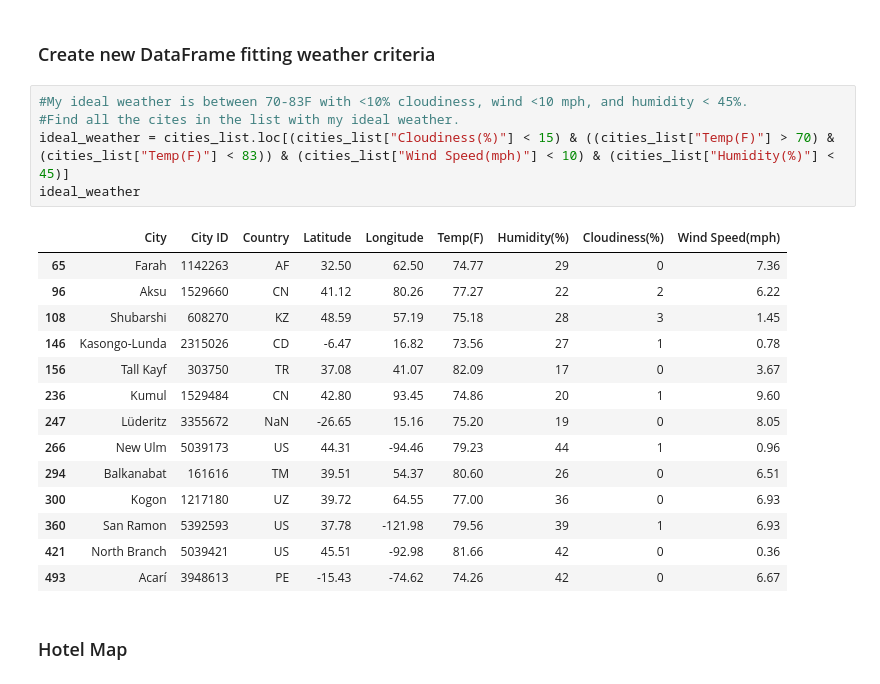
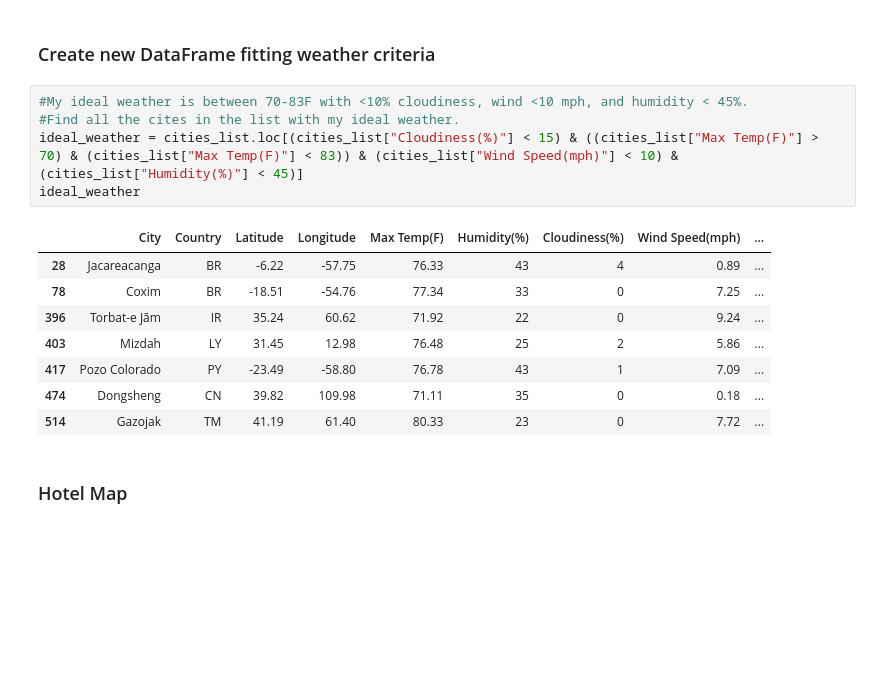
Before and after one commit to Michelin96/python-api-challenge, a Jupyter notebook: VacationPy/VacationPy.ipynb, the cells around one changed output. Saved outputs shown, nothing was run; the diff lists cells and outputs as text; blank space fills up the shorter version.

```diff
--- a/VacationPy/VacationPy.ipynb
+++ b/VacationPy/VacationPy.ipynb
@@ -64,23 +64,17 @@ Figure(layout=FigureLayout(border='1px solid black', height='600px', margin='0 a
 # %%
 #My ideal weather is between 70-83F with <10% cloudiness, wind <10 mph, and humidity < 45%.
 #Find all the cites in the list with my ideal weather.
-ideal_weather = cities_list.loc[(cities_list["Cloudiness(%)"] < 15) & ((cities_list["Temp(F)"] > 70) & (cities_list["Temp(F)"] < 83)) & (cities_list["Wind Speed(mph)"] < 10) & (cities_list["Humidity(%)"] < 45)]
+ideal_weather = cities_list.loc[(cities_list["Cloudiness(%)"] < 15) & ((cities_list["Max Temp(F)"] > 70) & (cities_list["Max Temp(F)"] < 83)) & (cities_list["Wind Speed(mph)"] < 10) & (cities_list["Humidity(%)"] < 45)]
 ideal_weather
 # %% [output]
-|  | City | City ID | Country | Latitude | Longitude | Temp(F) | Humidity(%) | Cloudiness(%) | Wind Speed(mph) |
-| 65 | Farah | 1142263 | AF | 32.50 | 62.50 | 74.77 | 29 | 0 | 7.36 |
-| 96 | Aksu | 1529660 | CN | 41.12 | 80.26 | 77.27 | 22 | 2 | 6.22 |
-| 108 | Shubarshi | 608270 | KZ | 48.59 | 57.19 | 75.18 | 28 | 3 | 1.45 |
-| 146 | Kasongo-Lunda | 2315026 | CD | -6.47 | 16.82 | 73.56 | 27 | 1 | 0.78 |
-| 156 | Tall Kayf | 303750 | TR | 37.08 | 41.07 | 82.09 | 17 | 0 | 3.67 |
-| 236 | Kumul | 1529484 | CN | 42.80 | 93.45 | 74.86 | 20 | 1 | 9.60 |
-| 247 | Lüderitz | 3355672 | NaN | -26.65 | 15.16 | 75.20 | 19 | 0 | 8.05 |
-| 266 | New Ulm | 5039173 | US | 44.31 | -94.46 | 79.23 | 44 | 1 | 0.96 |
-| 294 | Balkanabat | 161616 | TM | 39.51 | 54.37 | 80.60 | 26 | 0 | 6.51 |
-| 300 | Kogon | 1217180 | UZ | 39.72 | 64.55 | 77.00 | 36 | 0 | 6.93 |
-| 360 | San Ramon | 5392593 | US | 37.78 | -121.98 | 79.56 | 39 | 1 | 6.93 |
-| 421 | North Branch | 5039421 | US | 45.51 | -92.98 | 81.66 | 42 | 0 | 0.36 |
-| 493 | Acarí | 3948613 | PE | -15.43 | -74.62 | 74.26 | 42 | 0 | 6.67 |
+|  | City | Country | Latitude | Longitude | Max Temp(F) | Humidity(%) | Cloudiness(%) | Wind Speed(mph) | ... |
+| 28 | Jacareacanga | BR | -6.22 | -57.75 | 76.33 | 43 | 4 | 0.89 | ... |
+| 78 | Coxim | BR | -18.51 | -54.76 | 77.34 | 33 | 0 | 7.25 | ... |
+| 396 | Torbat-e Jām | IR | 35.24 | 60.62 | 71.92 | 22 | 0 | 9.24 | ... |
+| 403 | Mizdah | LY | 31.45 | 12.98 | 76.48 | 25 | 2 | 5.86 | ... |
+| 417 | Pozo Colorado | PY | -23.49 | -58.80 | 76.78 | 43 | 1 | 7.09 | ... |
+| 474 | Dongsheng | CN | 39.82 | 109.98 | 71.11 | 35 | 0 | 0.18 | ... |
+| 514 | Gazojak | TM | 41.19 | 61.40 | 80.33 | 23 | 0 | 7.72 | ... |
 # %% [markdown]
 ### Hotel Map
 # %%
```
Also changed, not shown: parts of 3 cells of this notebook, 14 other files.
